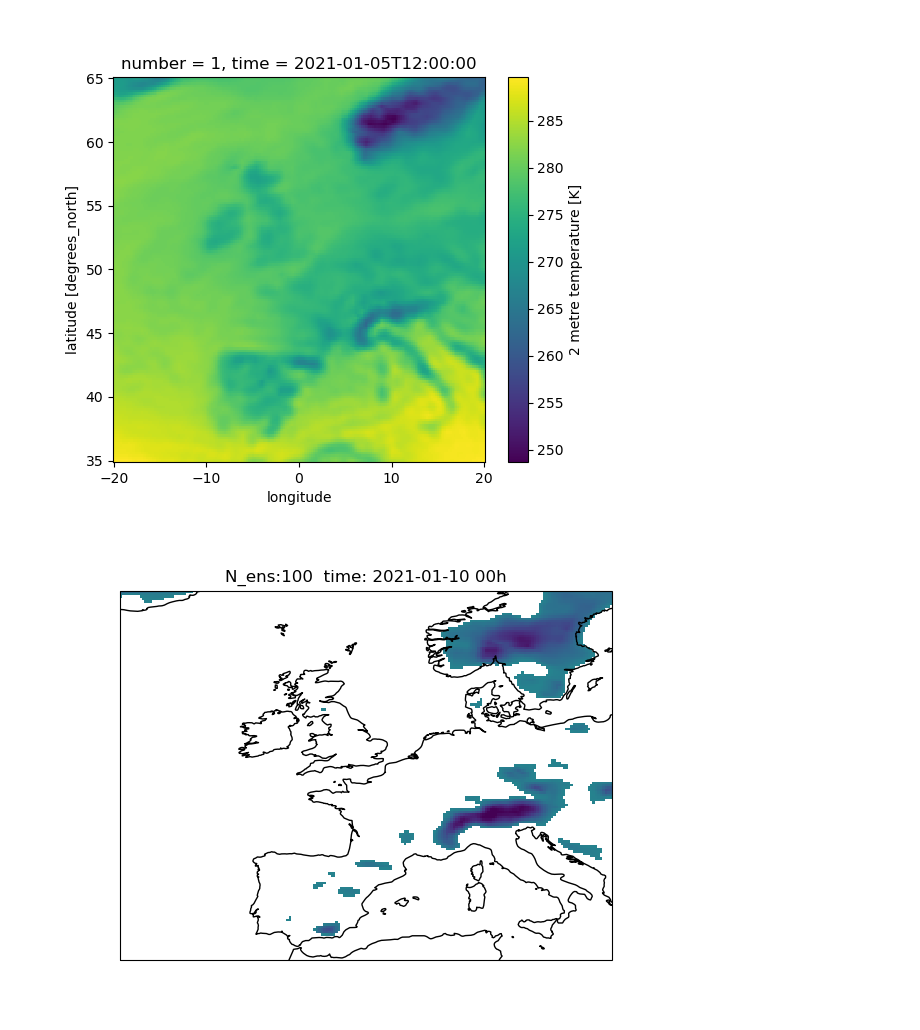
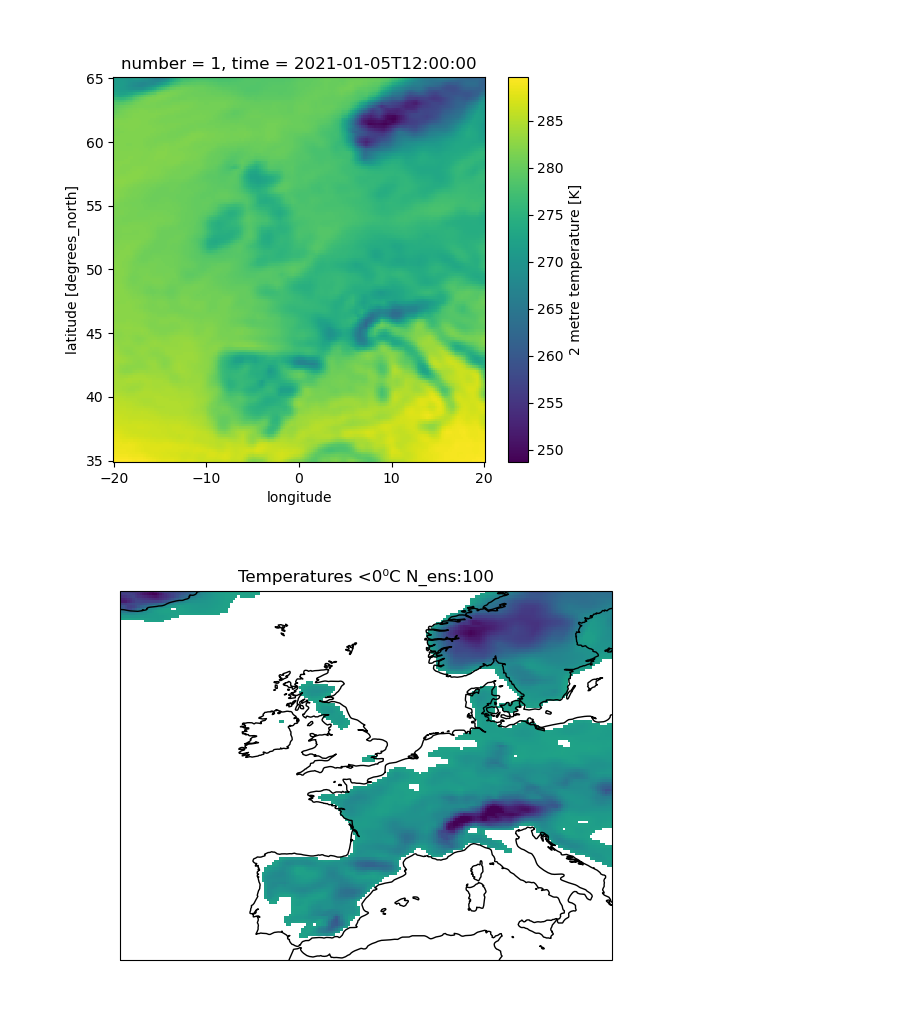
Before and after one commit to elkir/ecmwf_ensembles_fluttering, a Jupyter notebook: notebooks/03_animation_export.ipynb, the cells around one changed output. Saved outputs shown, nothing was run; the diff lists cells and outputs as text; code cells hidden in the pictures.

```diff
--- a/notebooks/03_animation_export.ipynb
+++ b/notebooks/03_animation_export.ipynb
@@ -171,31 +52,32 @@ da_mean = da.mean(dim="number")
 # %%
 ## Animation
 # evolving timesteps
 # threshold temperature - freezing
 
 # Es=[50]
 Es=[50,100]
 # Es=[10,20,50,100]
 
 timesteps = 5
 Ts = range(0,11,11//timesteps)
 
 n_repetitions = 2
 shuffle = True
 
-temp_threshold = 268
+# temp_threshold = 268
+temp_threshold = 273.15
 params_temp = dict(vmin=250, vmax=290)
-# temp_threshold = 273.15
 
 
 for E in Es:
     flutter.export_flutter(da,Ts,E,
             filename=dir_vid/f"ensembles_time_freezing_T{timesteps}_{E}.mp4",
             projection= ccrs.PlateCarree(),
             transform = ccrs.PlateCarree(),
             plot_params=params_temp,
             threshold=temp_threshold,
-            n_repetitions=n_repetitions, shuffle=shuffle
+            n_repetitions=n_repetitions, shuffle=shuffle,
+            title=f"Temperatures <0⁰C N_ens:{E:3}"
             )
 # %% [output]
-[figure, old version]
+[figure, new version]
```
Also changed, not shown: parts of 12 cells of this notebook, 6 other files.
